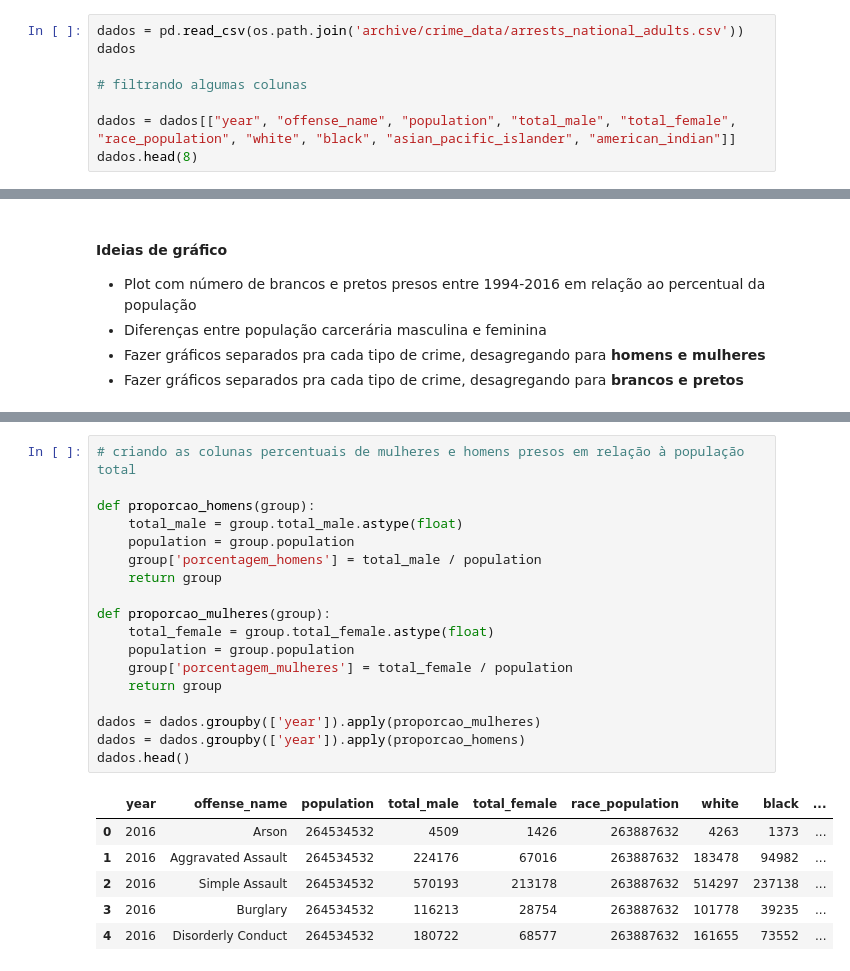
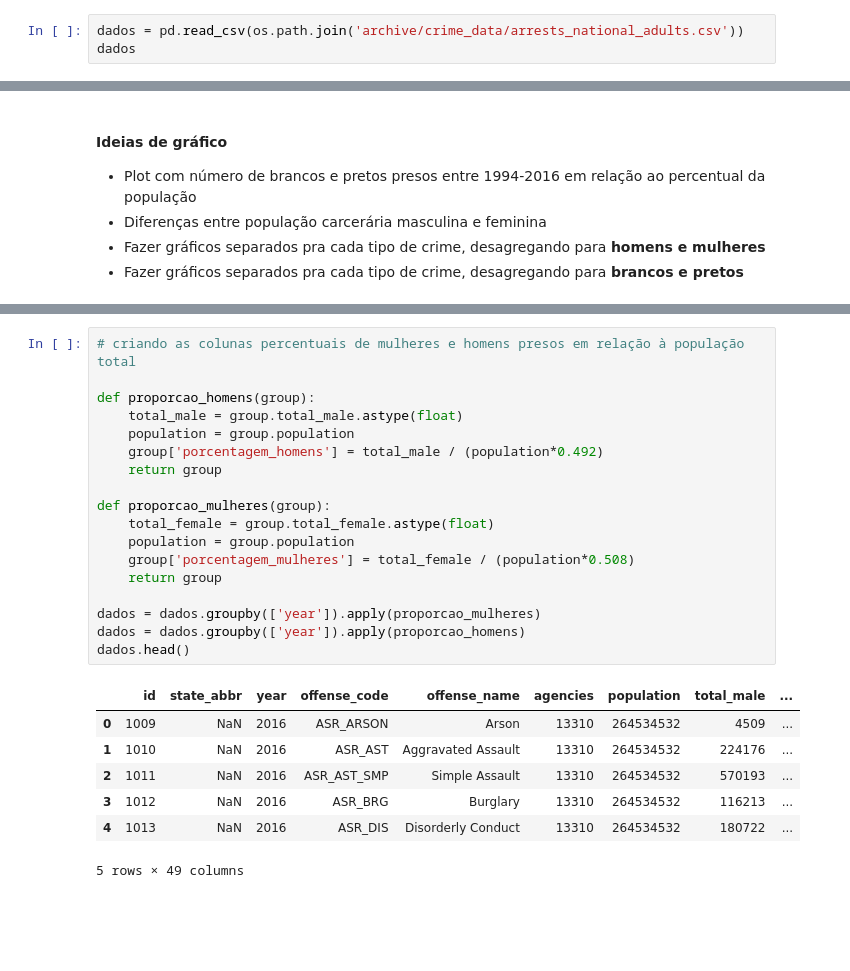
Before and after one commit to felipelmc/Police-Violence-Racial-Equity, a Jupyter notebook: notebooks/a2-icd.ipynb, the cells around one changed output, grey strips where cells are left out. Saved outputs shown, nothing was run; the diff lists cells and outputs as text; blank space fills up the shorter version.

```diff
--- a/notebooks/a2-icd.ipynb
+++ b/notebooks/a2-icd.ipynb
@@ -13,9 +13,4 @@ Importando a base de dados:
 # %%
 dados = pd.read_csv(os.path.join('archive/crime_data/arrests_national_adults.csv'))
 dados
-
-# filtrando algumas colunas
-
-dados = dados[["year", "offense_name", "population", "total_male", "total_female", "race_population", "white", "black", "asian_pacific_islander", "american_indian"]]
-dados.head(8)
 # %% [output]
@@ -67,28 +37,29 @@ dados.groupby('year').black.sum().plot(title = 'Total de negros adultos presos e
 # %%
 # criando as colunas percentuais de mulheres e homens presos em relação à população total
 
 def proporcao_homens(group):
     total_male = group.total_male.astype(float)
     population = group.population
-    group['porcentagem_homens'] = total_male / population
+    group['porcentagem_homens'] = total_male / (population*0.492)
     return group
 
 def proporcao_mulheres(group):
     total_female = group.total_female.astype(float)
     population = group.population
-    group['porcentagem_mulheres'] = total_female / population
+    group['porcentagem_mulheres'] = total_female / (population*0.508)
     return group
 
 dados = dados.groupby(['year']).apply(proporcao_mulheres)
 dados = dados.groupby(['year']).apply(proporcao_homens)
 dados.head()
 # %% [output]
-|  | year | offense_name | population | total_male | total_female | race_population | white | black | ... |
-| 0 | 2016 | Arson | 264534532 | 4509 | 1426 | 263887632 | 4263 | 1373 | ... |
-| 1 | 2016 | Aggravated Assault | 264534532 | 224176 | 67016 | 263887632 | 183478 | 94982 | ... |
-| 2 | 2016 | Simple Assault | 264534532 | 570193 | 213178 | 263887632 | 514297 | 237138 | ... |
-| 3 | 2016 | Burglary | 264534532 | 116213 | 28754 | 263887632 | 101778 | 39235 | ... |
-| 4 | 2016 | Disorderly Conduct | 264534532 | 180722 | 68577 | 263887632 | 161655 | 73552 | ... |
+|  | id | state_abbr | year | offense_code | offense_name | agencies | population | total_male | ... |
+| 0 | 1009 | NaN | 2016 | ASR_ARSON | Arson | 13310 | 264534532 | 4509 | ... |
+| 1 | 1010 | NaN | 2016 | ASR_AST | Aggravated Assault | 13310 | 264534532 | 224176 | ... |
+| 2 | 1011 | NaN | 2016 | ASR_AST_SMP | Simple Assault | 13310 | 264534532 | 570193 | ... |
+| 3 | 1012 | NaN | 2016 | ASR_BRG | Burglary | 13310 | 264534532 | 116213 | ... |
+| 4 | 1013 | NaN | 2016 | ASR_DIS | Disorderly Conduct | 13310 | 264534532 | 180722 | ... |
+5 rows × 49 columns
 # %%
 # tabela unindo os dados percentuais de gênero por ano (aqui, todos os percentuais de cada crime são somados)
 dados_genero = dados.pivot_table(['porcentagem_homens', 'porcentagem_mulheres'], index = 'year')
```
Also changed, not shown: parts of 17 cells of this notebook, 5 other files.
